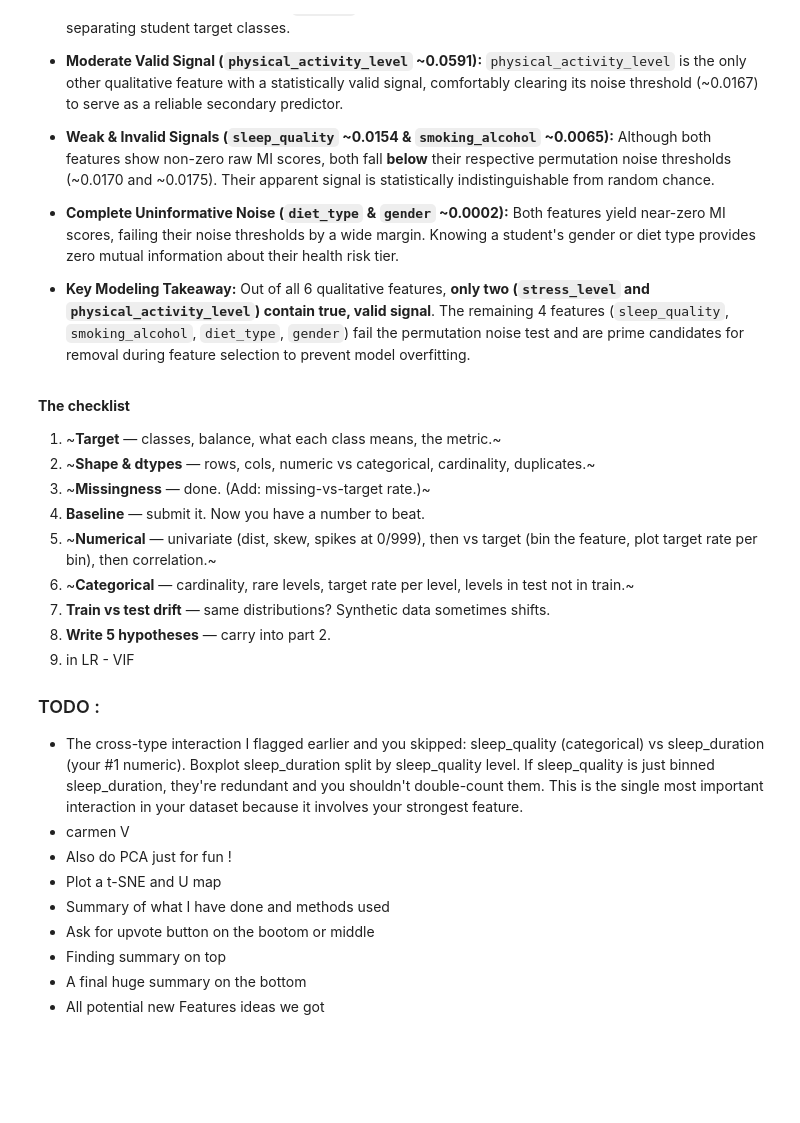
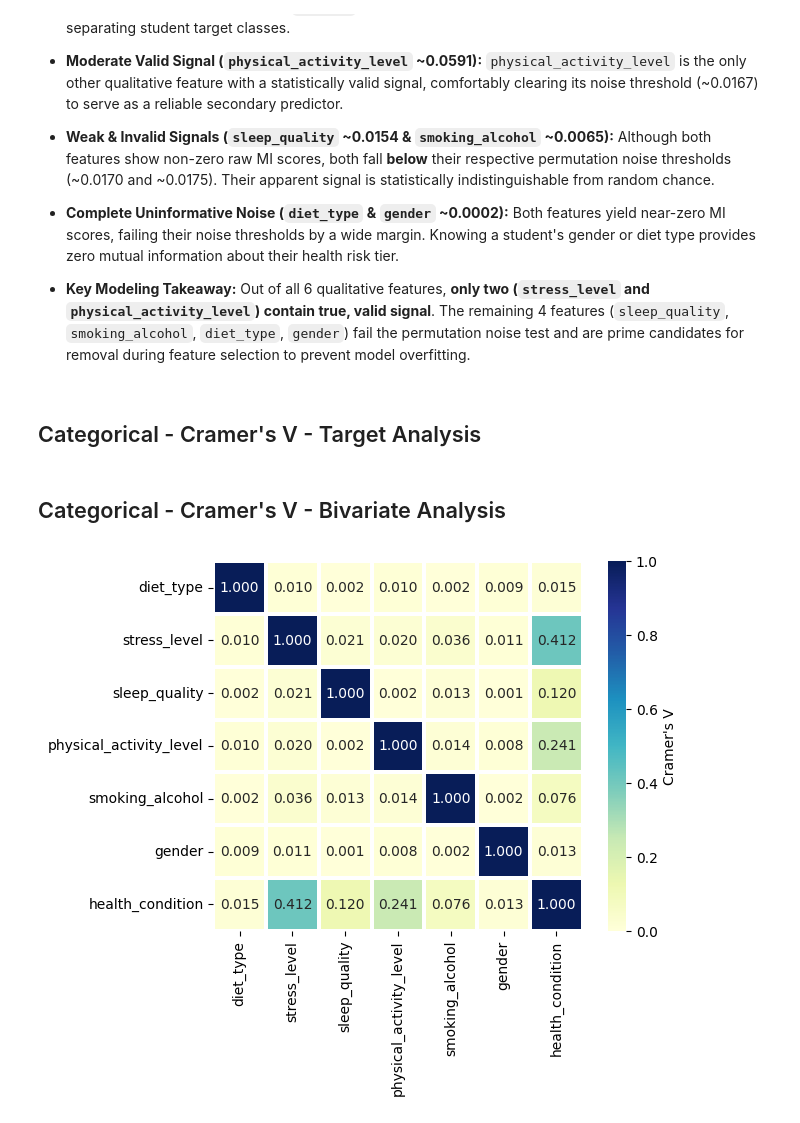
Before and after one commit to samrat-rm/Brain-Cache, a Jupyter notebook: Kaggle_notebooks/ML_Projects/Student_Health_Risk/Student_Health_Risk_EDA.ipynb, the cells around one changed output. Saved outputs shown, nothing was run; the diff lists cells and outputs as text; code cells hidden in the pictures; blank space fills up the shorter version.

Commit message:
Kaggle Notebook | S6E7_EDA_Student_Health_Risk | Version 6

```diff
--- a/Kaggle_notebooks/ML_Projects/Student_Health_Risk/Student_Health_Risk_EDA.ipynb
+++ b/Kaggle_notebooks/ML_Projects/Student_Health_Risk/Student_Health_Risk_EDA.ipynb
@@ -1015,28 +1031,49 @@ Valid Categorical Features (MI > Noise Threshold):
 * **Complete Uninformative Noise (`diet_type` & `gender` ~0.0002):** Both features yield near-zero MI scores, failing their noise thresholds by a wide margin. Knowing a student's gender or diet type provides zero mutual information about their health risk tier.
 
 * **Key Modeling Takeaway:** Out of all 6 qualitative features, **only two (`stress_level` and `physical_activity_level`) contain true, valid signal**. The remaining 4 features (`sleep_quality`, `smoking_alcohol`, `diet_type`, `gender`) fail the permutation noise test and are prime candidates for removal during feature selection to prevent model overfitting.
-# %% [markdown]
-
-**The checklist**
-
-1. ~**Target** — classes, balance, what each class means, the metric.~
-2. ~**Shape & dtypes** — rows, cols, numeric vs categorical, cardinality, duplicates.~
-3. ~**Missingness** — done. (Add: missing-vs-target rate.)~
-4. **Baseline** — submit it. Now you have a number to beat.
-5. ~**Numerical** — univariate (dist, skew, spikes at 0/999), then vs target (bin the feature, plot target rate per bin), then correlation.~
-6. ~**Categorical** — cardinality, rare levels, target rate per level, levels in test not in train.~
-7. **Train vs test drift** — same distributions? Synthetic data sometimes shifts.
-8. **Write 5 hypotheses** — carry into part 2.
-11. in LR - VIF
-
-### TODO :
-
-- The cross-type interaction I flagged earlier and you skipped: sleep_quality (categorical) vs sleep_duration (your #1 numeric). Boxplot sleep_duration split by sleep_quality level. If sleep_quality is just binned sleep_duration, they're redundant and you shouldn't double-count them. This is the single most important interaction in your dataset because it involves your strongest feature.
-- carmen V
-- Also do PCA just for fun !
-- Plot a t-SNE and U map
-- Summary of what I have done and methods used
-- Ask for upvote button on the bootom or middle
-- Finding summary on top
-- A final huge summary on the bottom
-- All potential new Features ideas we got
+# %% [markdown]
+## Categorical - Cramer's V - Target Analysis
+# %%
+def calc_cramers_v(x,y):
+    contingency_matrix = pd.crosstab(x,y)
+    chi2, _, _, _ = chi2_contingency(contingency_matrix)
+    n = contingency_matrix.sum().sum()
+
+    r, c = contingency_matrix.shape
+    k = min(r-1, c-1)
+    if k == 0 :
+        return 0.0
+
+    return np.sqrt((chi2/n) / k)
+# %% [markdown]
+## Categorical - Cramer's V - Bivariate Analysis
+# %%
+from scipy.stats import chi2_contingency
+
+cv_feats = qualitative + ["health_condition"]
+cramer_matrix = pd.DataFrame(1.0, index=cv_feats, columns=cv_feats)
+
+for i in range(0, len(cv_feats)):
+    for j in range(i):
+        col_1 = cv_feats[i]
+        col_2 = cv_feats[j]
+        clean_pair = df[[col_1,col_2]].dropna()
+        score = calc_cramers_v(clean_pair[col_1], clean_pair[col_2])
+        cramer_matrix.loc[col_1,col_2] = score
+        cramer_matrix.loc[col_2,col_1] = score
+
+sns.heatmap(
+    cramer_matrix,
+    annot=True,
+    fmt=".3f",
+    linewidths=1.5,
+    linecolor="white",
+    vmin=0,
+    vmax=1,
+    square=True,
+    cmap="YlGnBu",
+    cbar_kws={"label": "Cramer's V"},
+)
+plt.show()
+# %% [output]
+[figure, added]
```
Also changed, not shown: parts of 25 cells of this notebook.
